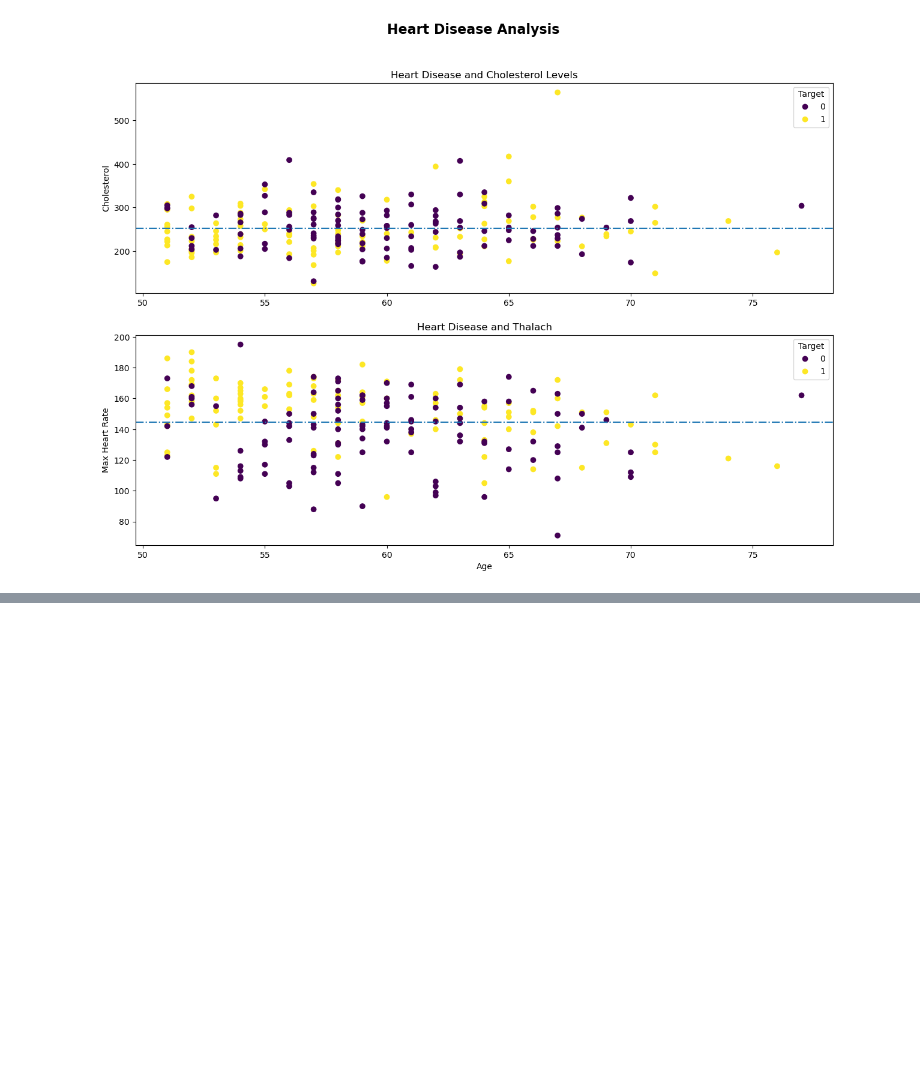
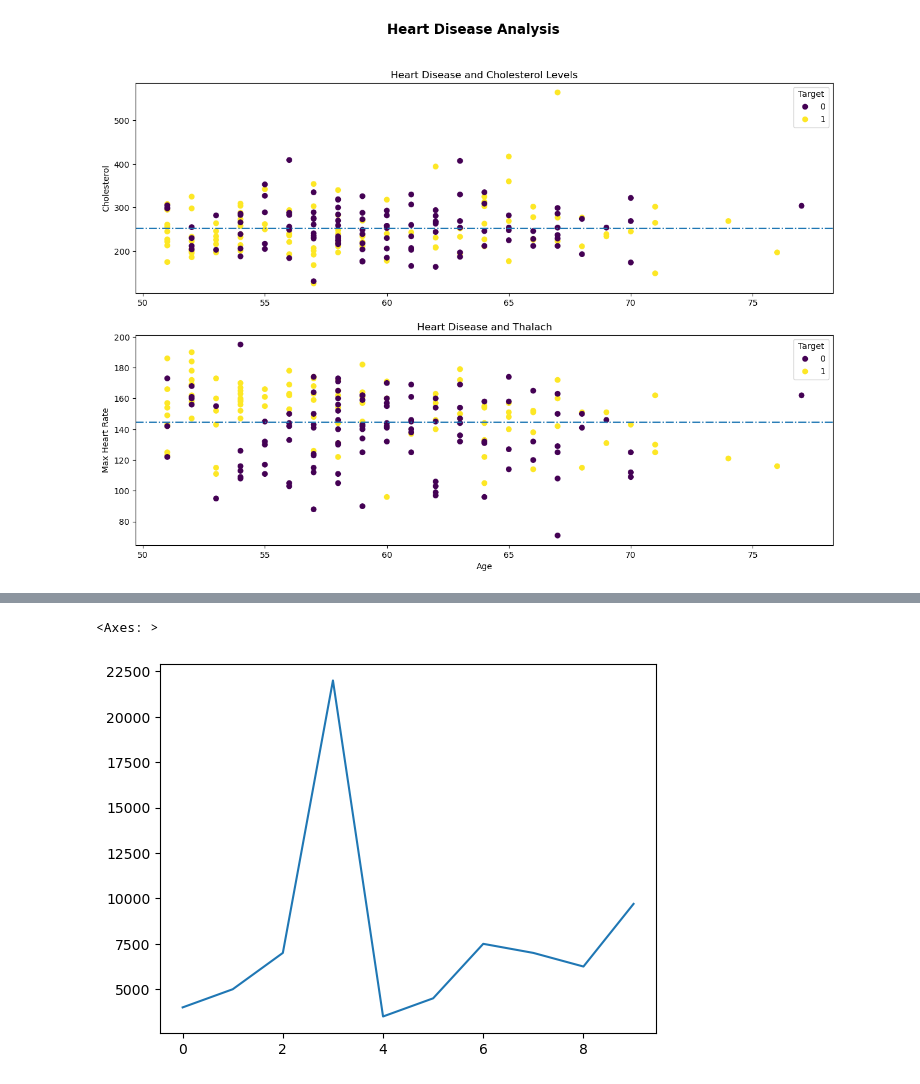
Before and after one commit to SmayanKulkarni/AI-and-ML-Course, a Jupyter notebook: sample_project/introduction-to-matplotlib.ipynb, the cells around one changed output, grey strips where cells are left out. Saved outputs shown, nothing was run; the diff lists cells and outputs as text; code cells hidden in the pictures; blank space fills up the shorter version.

```diff
--- a/sample_project/introduction-to-matplotlib.ipynb
+++ b/sample_project/introduction-to-matplotlib.ipynb
@@ -446,0 +484,5 @@ Text(0.5, 0.98, 'Heart Disease Analysis')
+# %%
+car_sales["Price"].plot()
+# %% [output]
+<Axes: >
+[figure, added]
```
Also changed, not shown: parts of 18 cells of this notebook.
